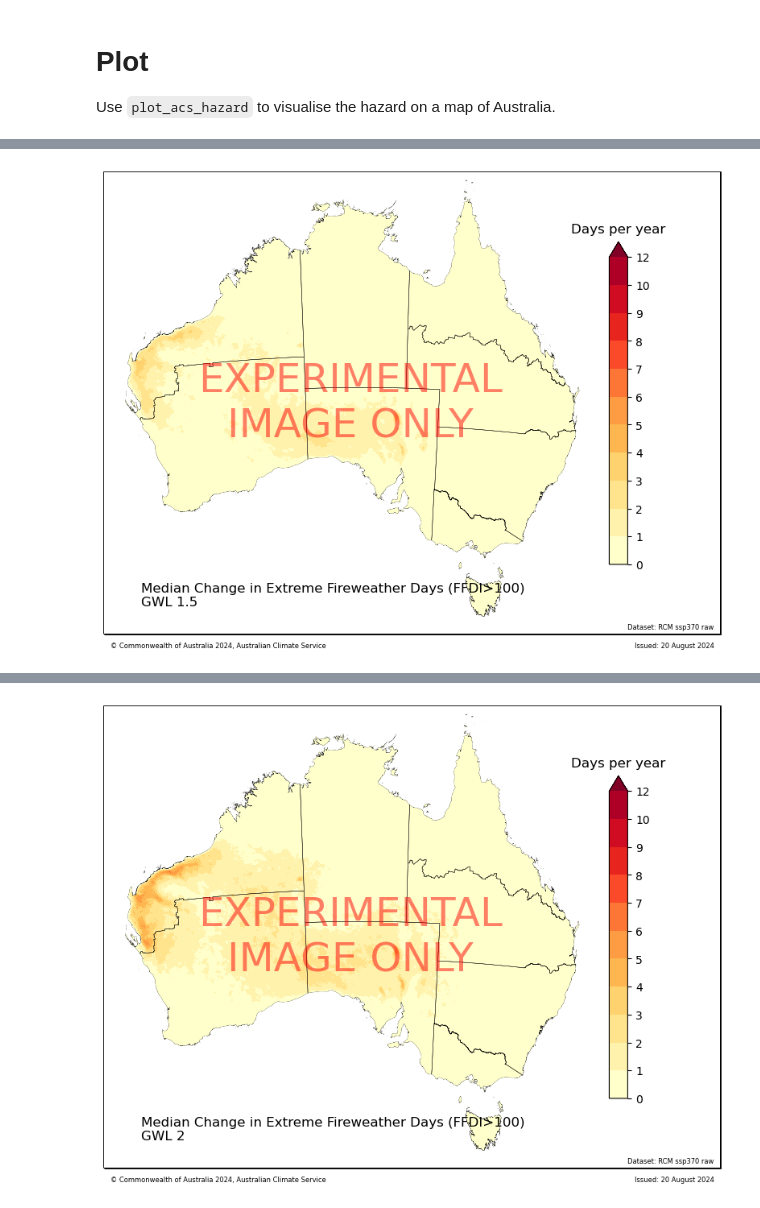
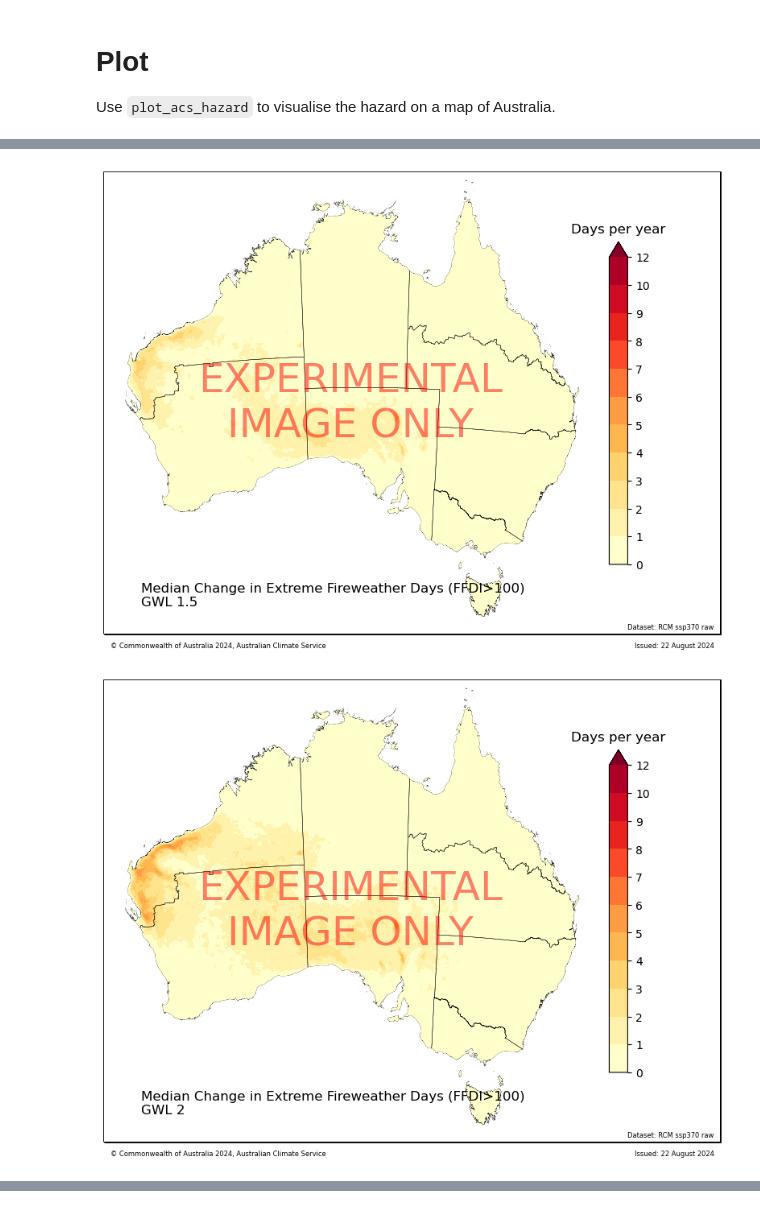
Before and after one commit to AusClimateService/hazard_fire, a Jupyter notebook: plot_thresholds.ipynb, the cells around one changed output, grey strips where cells are left out. Cells and saved outputs as stored; diff of their text form; code cells hidden in the pictures.

```diff
--- a/plot_thresholds.ipynb
+++ b/plot_thresholds.ipynb
@@ -63,6 +101,7 @@ ncra_plots(a1,a2,a3)
 # %%
-
-# Extreme fireweather days
+%%time
+# Days with FFDI > 100
+# GWL 1.5
 plot_acs_hazard(data = ds.days100[1,:,:],
                 regions = regions_dict['ncra_regions'],
                 title = "Median Change in Extreme Fireweather Days (FFDI>100)",
@@ -72,5 +111,28 @@ plot_acs_hazard(data = ds.days100[1,:,:],
                 cbar_label = "Days per year",
                 cbar_extend = "max",
                 dataset_name = "RCM ssp370 raw",
-                outfile = dir+"threshold100_GW1p5.pdf");
+                outfile = dir+"threshold100_GW1p5."+ptype);
+# GWL 2
+plot_acs_hazard(data = ds.days100[2,:,:],
+                regions = regions_dict['ncra_regions'],
+                title = "Median Change in Extreme Fireweather Days (FFDI>100)",
+                date_range = "GWL 2",
+                cmap = cmap_dict["EHF_days"],
+                ticks = lev,
+                cbar_label = "Days per year",
+                cbar_extend = "max",
+                dataset_name = "RCM ssp370 raw",
+                outfile = dir+"threshold100_GW2."+ptype);
+
+# GWL3
+plot_acs_hazard(data = ds.days100[3,:,:],
+                regions = regions_dict['ncra_regions'],
+                title = "Median Change in Extreme Fireweather Days (FFDI>100)",
+                date_range = "GWL 3",
+                cmap = cmap_dict["EHF_days"],
+                ticks = lev,
+                cbar_label = "Days per year",
+                cbar_extend = "max",
+                dataset_name = "RCM ssp370 raw",
+                outfile = dir+"threshold100_GW3."+ptype);
 # %% [output]
@@ -77 +141,2 @@ plot_acs_hazard(data = ds.days100[1,:,:],
 [figure]
+[figure, added]
@@ -78,15 +143,0 @@ plot_acs_hazard(data = ds.days100[1,:,:],
-# %%
-
-# Extreme fireweather days
-plot_acs_hazard(data = ds.days100[2,:,:],
-                regions = regions_dict['ncra_regions'],
-                title = "Median Change in Extreme Fireweather Days (FFDI>100)",
-                date_range = "GWL 2",
-                cmap = cmap_dict["EHF_days"],
-                ticks = lev,
-                cbar_label = "Days per year",
-                cbar_extend = "max",
-                dataset_name = "RCM ssp370 raw",
-                outfile = dir+"threshold100_GW2.pdf");
-# %% [output]
-[figure, removed]
```
Also changed, not shown: parts of 13 cells of this notebook, 19 other files.
